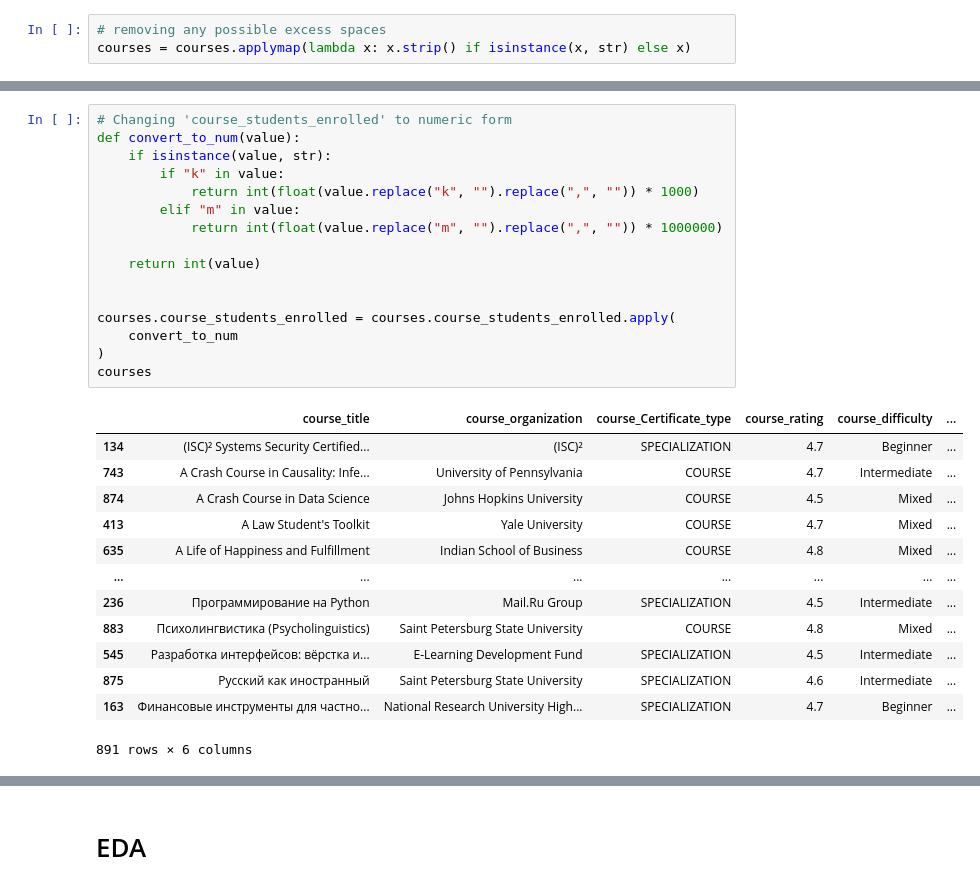
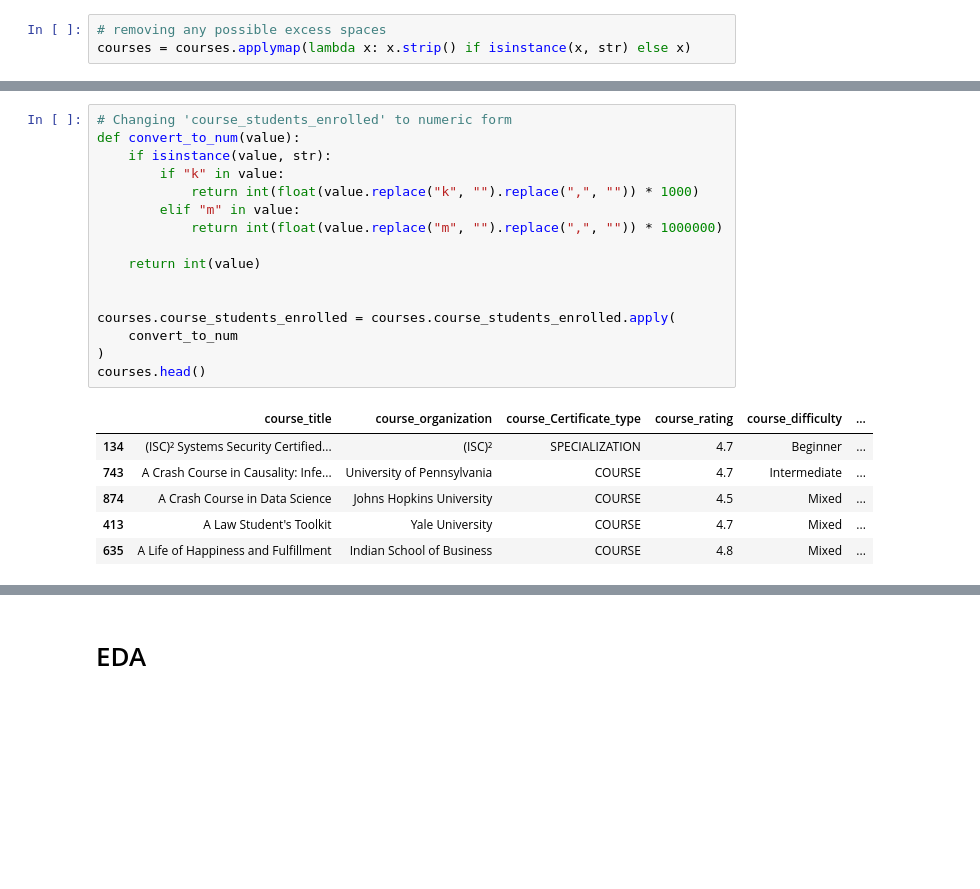
Before and after one commit to emkhv/Coursera_course_exploration, a Jupyter notebook: coursera_course_exploration.ipynb, the cells around one changed output, grey strips where cells are left out. Saved outputs shown, nothing was run; the diff lists cells and outputs as text; blank space fills up the shorter version.

```diff
--- a/coursera_course_exploration.ipynb
+++ b/coursera_course_exploration.ipynb
@@ -104,30 +95,23 @@ dtype: object
 # %%
 # Changing 'course_students_enrolled' to numeric form
 def convert_to_num(value):
     if isinstance(value, str):
         if "k" in value:
             return int(float(value.replace("k", "").replace(",", "")) * 1000)
         elif "m" in value:
             return int(float(value.replace("m", "").replace(",", "")) * 1000000)
 
     return int(value)
 
 
 courses.course_students_enrolled = courses.course_students_enrolled.apply(
     convert_to_num
 )
-courses
+courses.head()
 # %% [output]
 |  | course_title | course_organization | course_Certificate_type | course_rating | course_difficulty | ... |
 | 134 | (ISC)² Systems Security Certified... | (ISC)² | SPECIALIZATION | 4.7 | Beginner | ... |
 | 743 | A Crash Course in Causality: Infe... | University of Pennsylvania | COURSE | 4.7 | Intermediate | ... |
 | 874 | A Crash Course in Data Science | Johns Hopkins University | COURSE | 4.5 | Mixed | ... |
 | 413 | A Law Student's Toolkit | Yale University | COURSE | 4.7 | Mixed | ... |
 | 635 | A Life of Happiness and Fulfillment | Indian School of Business | COURSE | 4.8 | Mixed | ... |
-| ... | ... | ... | ... | ... | ... | ... |
-| 236 | Программирование на Python | Mail.Ru Group | SPECIALIZATION | 4.5 | Intermediate | ... |
-| 883 | Психолингвистика (Psycholinguistics) | Saint Petersburg State University | COURSE | 4.8 | Mixed | ... |
-| 545 | Разработка интерфейсов: вёрстка и... | E-Learning Development Fund | SPECIALIZATION | 4.5 | Intermediate | ... |
-| 875 | Русский как иностранный | Saint Petersburg State University | SPECIALIZATION | 4.6 | Intermediate | ... |
-| 163 | Финансовые инструменты для частно... | National Research University High... | SPECIALIZATION | 4.7 | Beginner | ... |
-891 rows × 6 columns
```
Also changed, not shown: parts of 54 cells of this notebook.
